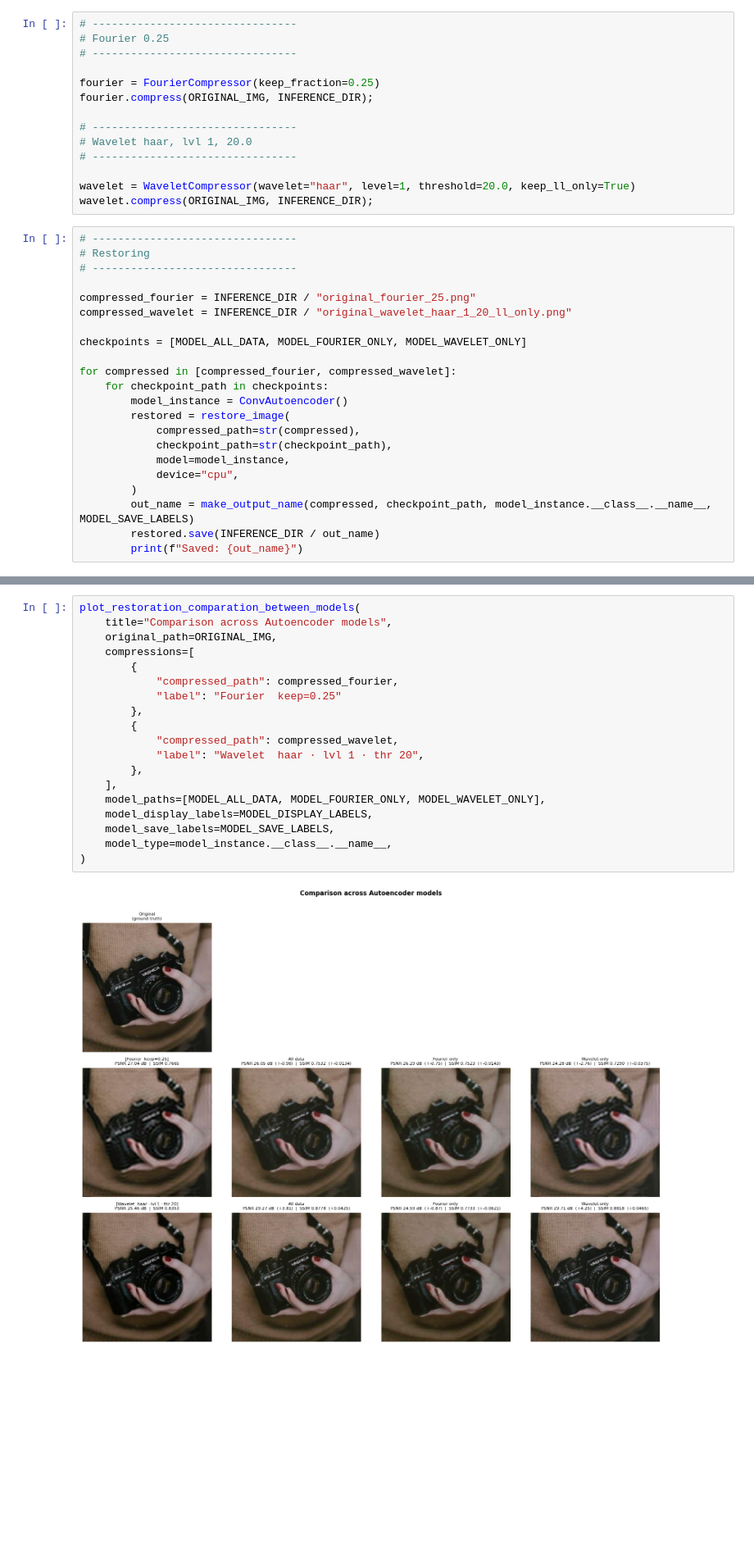
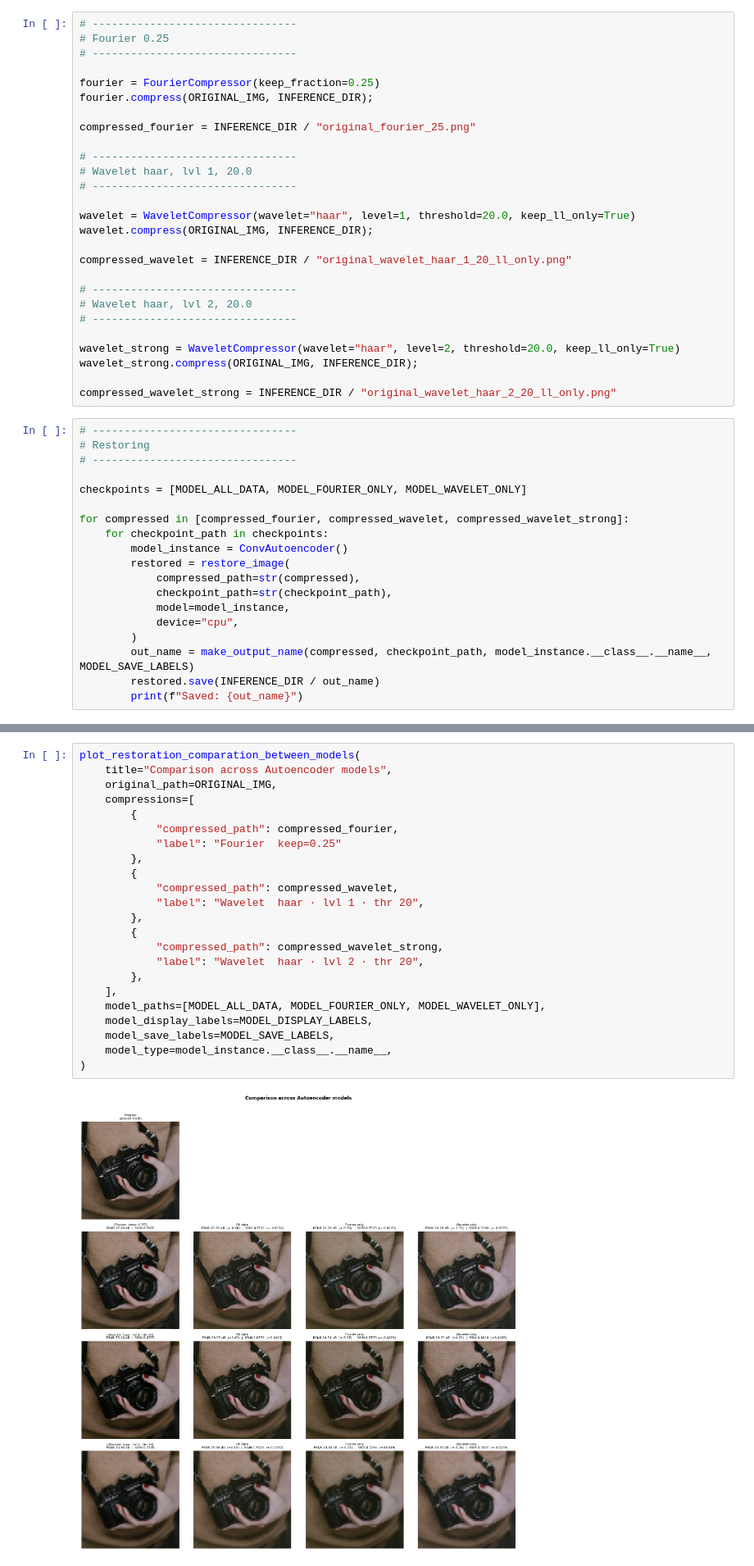
Before and after one commit to enrico-favale/deep-image-restoration, a Jupyter notebook: notebooks/03_autoencoder_inference_test.ipynb, the cells around one changed output, grey strips where cells are left out. Shown at 82% size. Cells and saved outputs as stored; diff of their text form; blank space fills up the shorter version.

Commit message:
Wavevelet strong compression inference

```diff
--- a/notebooks/03_autoencoder_inference_test.ipynb
+++ b/notebooks/03_autoencoder_inference_test.ipynb
@@ -48,23 +48,33 @@ MODEL_DISPLAY_LABELS = ["All data", "Fourier only", "Wavelet only"]
 fourier = FourierCompressor(keep_fraction=0.25)
 fourier.compress(ORIGINAL_IMG, INFERENCE_DIR);
 
+compressed_fourier = INFERENCE_DIR / "original_fourier_25.png"
+
 # --------------------------------
 # Wavelet haar, lvl 1, 20.0
 # --------------------------------
 
 wavelet = WaveletCompressor(wavelet="haar", level=1, threshold=20.0, keep_ll_only=True)
 wavelet.compress(ORIGINAL_IMG, INFERENCE_DIR);
+
+compressed_wavelet = INFERENCE_DIR / "original_wavelet_haar_1_20_ll_only.png"
+
+# --------------------------------
+# Wavelet haar, lvl 2, 20.0
+# --------------------------------
+
+wavelet_strong = WaveletCompressor(wavelet="haar", level=2, threshold=20.0, keep_ll_only=True)
+wavelet_strong.compress(ORIGINAL_IMG, INFERENCE_DIR);
+
+compressed_wavelet_strong = INFERENCE_DIR / "original_wavelet_haar_2_20_ll_only.png"
 # %%
 # --------------------------------
 # Restoring
 # --------------------------------
 
-compressed_fourier = INFERENCE_DIR / "original_fourier_25.png"
-compressed_wavelet = INFERENCE_DIR / "original_wavelet_haar_1_20_ll_only.png"
-
 checkpoints = [MODEL_ALL_DATA, MODEL_FOURIER_ONLY, MODEL_WAVELET_ONLY]
 
-for compressed in [compressed_fourier, compressed_wavelet]:
+for compressed in [compressed_fourier, compressed_wavelet, compressed_wavelet_strong]:
     for checkpoint_path in checkpoints:
         model_instance = ConvAutoencoder()
         restored = restore_image(
@@ -86,21 +99,25 @@ Saved: restored_ConvAutoencoder_original_wavelet_haar_1_20_ll_only_wavelet_only.
 # %%
 plot_restoration_comparation_between_models(
     title="Comparison across Autoencoder models",
     original_path=ORIGINAL_IMG,
     compressions=[
         {
             "compressed_path": compressed_fourier,
             "label": "Fourier  keep=0.25"
         },
         {
             "compressed_path": compressed_wavelet,
             "label": "Wavelet  haar · lvl 1 · thr 20",
         },
+        {
+            "compressed_path": compressed_wavelet_strong,
+            "label": "Wavelet  haar · lvl 2 · thr 20",
+        },
     ],
     model_paths=[MODEL_ALL_DATA, MODEL_FOURIER_ONLY, MODEL_WAVELET_ONLY],
     model_display_labels=MODEL_DISPLAY_LABELS,
     model_save_labels=MODEL_SAVE_LABELS,
     model_type=model_instance.__class__.__name__,
 )
 # %% [output]
-[figure, old version]
+[figure, new version]
```
Also changed, not shown: parts of 1 cell of this notebook, 8 other files.
